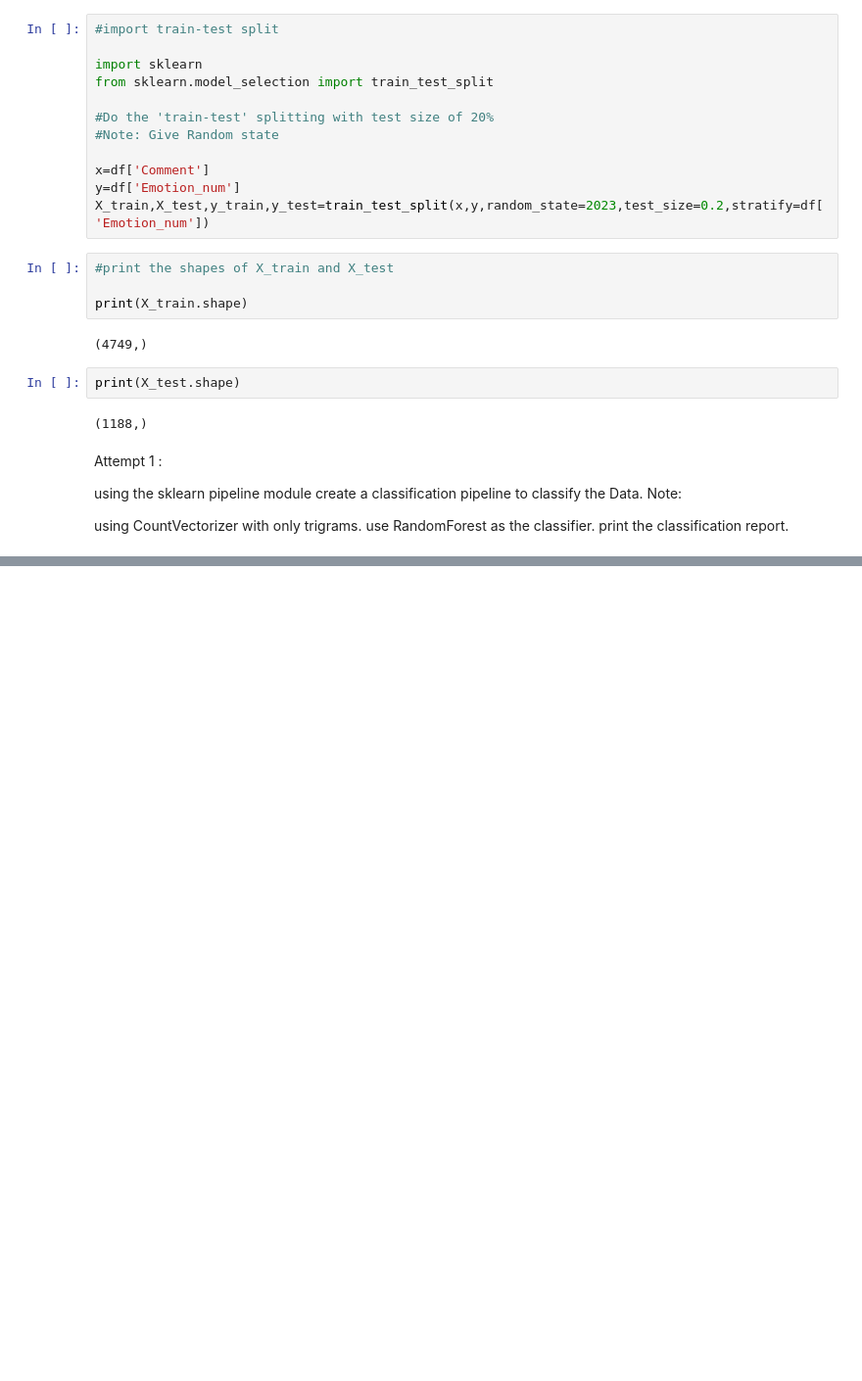
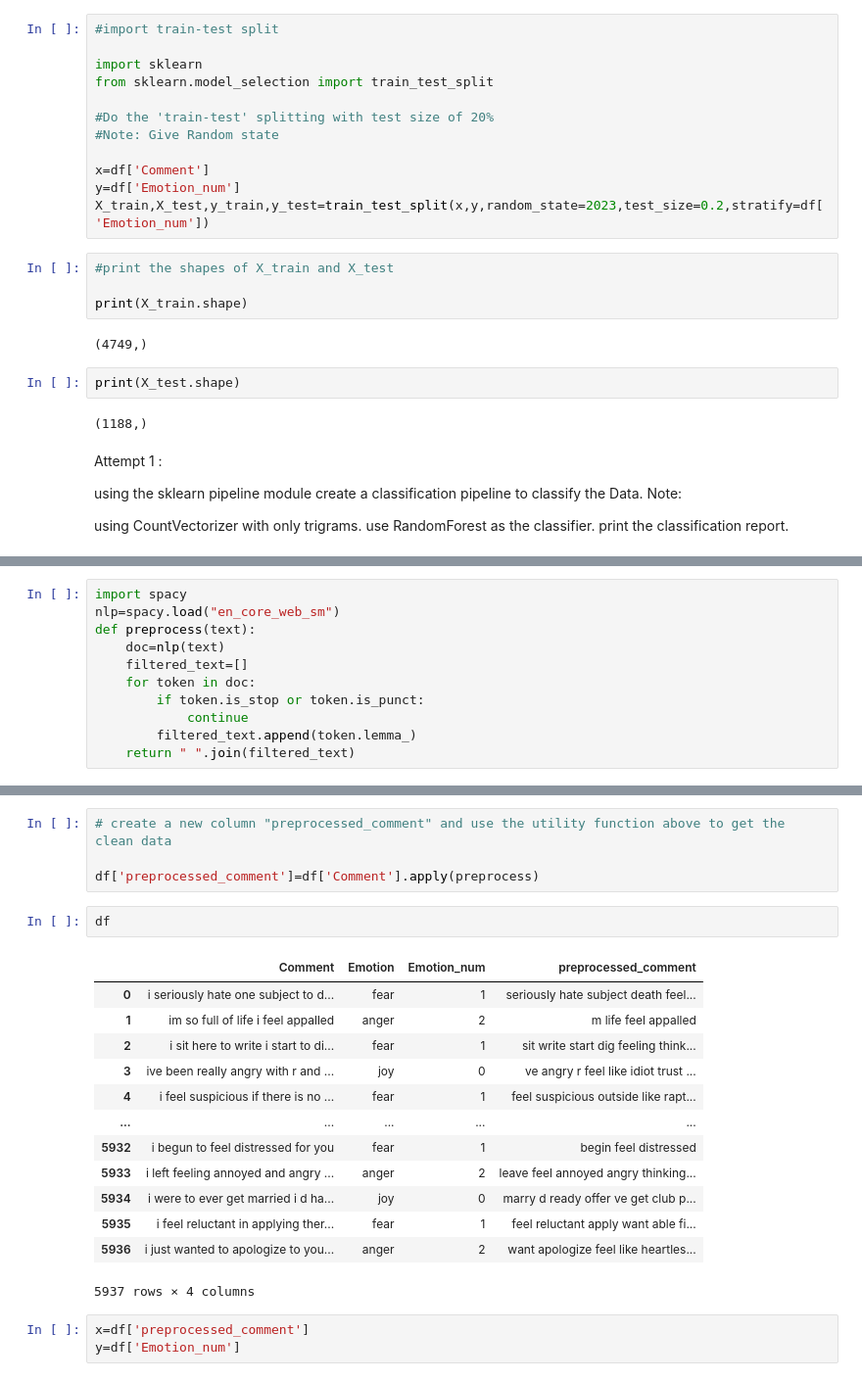
Before and after one commit to BibekRai44/NLP, a Jupyter notebook: tfidf-exercise.ipynb, the cells around one changed output, grey strips where cells are left out. Shown: that part at 98% size. Cells and saved outputs as stored; diff of their text form; blank space fills up the shorter version.

```diff
--- a/tfidf-exercise.ipynb
+++ b/tfidf-exercise.ipynb
@@ -117,0 +216,11 @@ weighted avg       0.54      0.49      0.47      1188
+# %%
+import spacy
+nlp=spacy.load("en_core_web_sm")
+def preprocess(text):
+    doc=nlp(text)
+    filtered_text=[]
+    for token in doc:
+        if token.is_stop or token.is_punct:
+            continue
+        filtered_text.append(token.lemma_)
+    return " ".join(filtered_text)
@@ -117,0 +243,23 @@ weighted avg       0.54      0.49      0.47      1188
+# %%
+# create a new column "preprocessed_comment" and use the utility function above to get the clean data
+
+df['preprocessed_comment']=df['Comment'].apply(preprocess)
+# %%
+df
+# %% [output]
+|  | Comment | Emotion | Emotion_num | preprocessed_comment |
+| 0 | i seriously hate one subject to d... | fear | 1 | seriously hate subject death feel... |
+| 1 | im so full of life i feel appalled | anger | 2 | m life feel appalled |
+| 2 | i sit here to write i start to di... | fear | 1 | sit write start dig feeling think... |
+| 3 | ive been really angry with r and ... | joy | 0 | ve angry r feel like idiot trust ... |
+| 4 | i feel suspicious if there is no ... | fear | 1 | feel suspicious outside like rapt... |
+| ... | ... | ... | ... | ... |
+| 5932 | i begun to feel distressed for you | fear | 1 | begin feel distressed |
+| 5933 | i left feeling annoyed and angry ... | anger | 2 | leave feel annoyed angry thinking... |
+| 5934 | i were to ever get married i d ha... | joy | 0 | marry d ready offer ve get club p... |
+| 5935 | i feel reluctant in applying ther... | fear | 1 | feel reluctant apply want able fi... |
+| 5936 | i just wanted to apologize to you... | anger | 2 | want apologize feel like heartles... |
+5937 rows × 4 columns
+# %%
+x=df['preprocessed_comment']
+y=df['Emotion_num']
```
Also changed, not shown: parts of 17 cells of this notebook.
